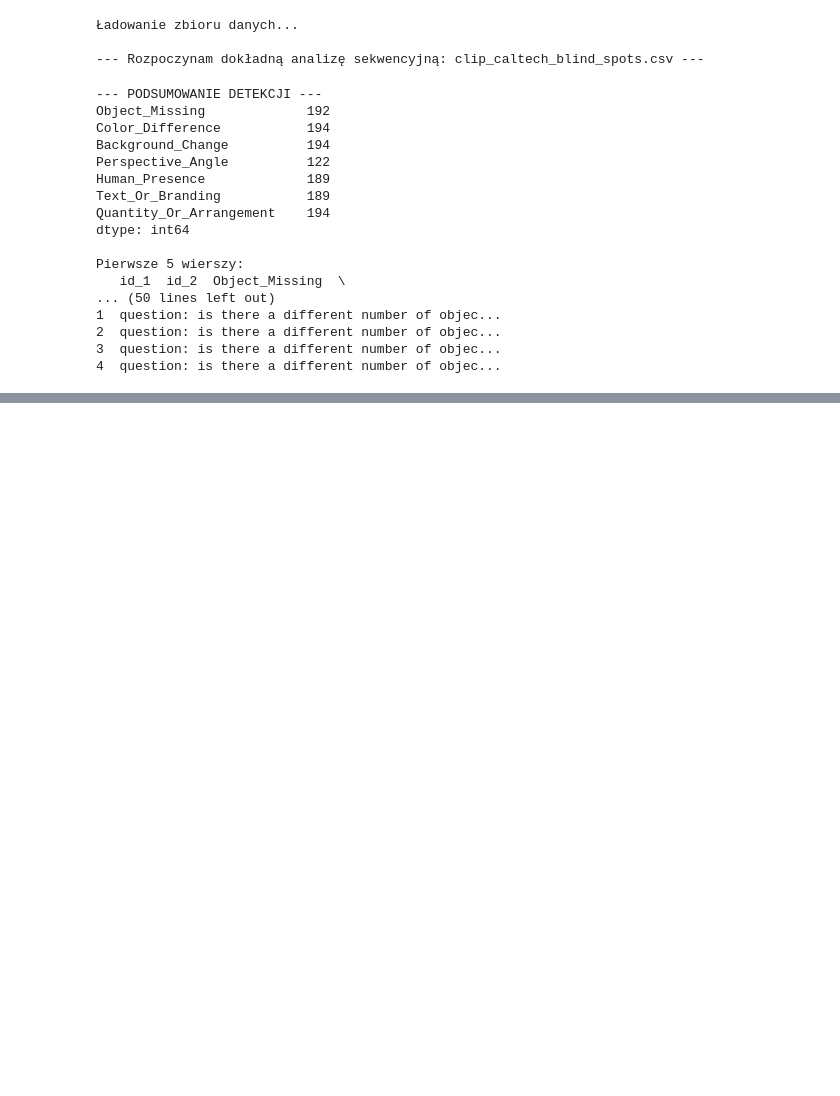
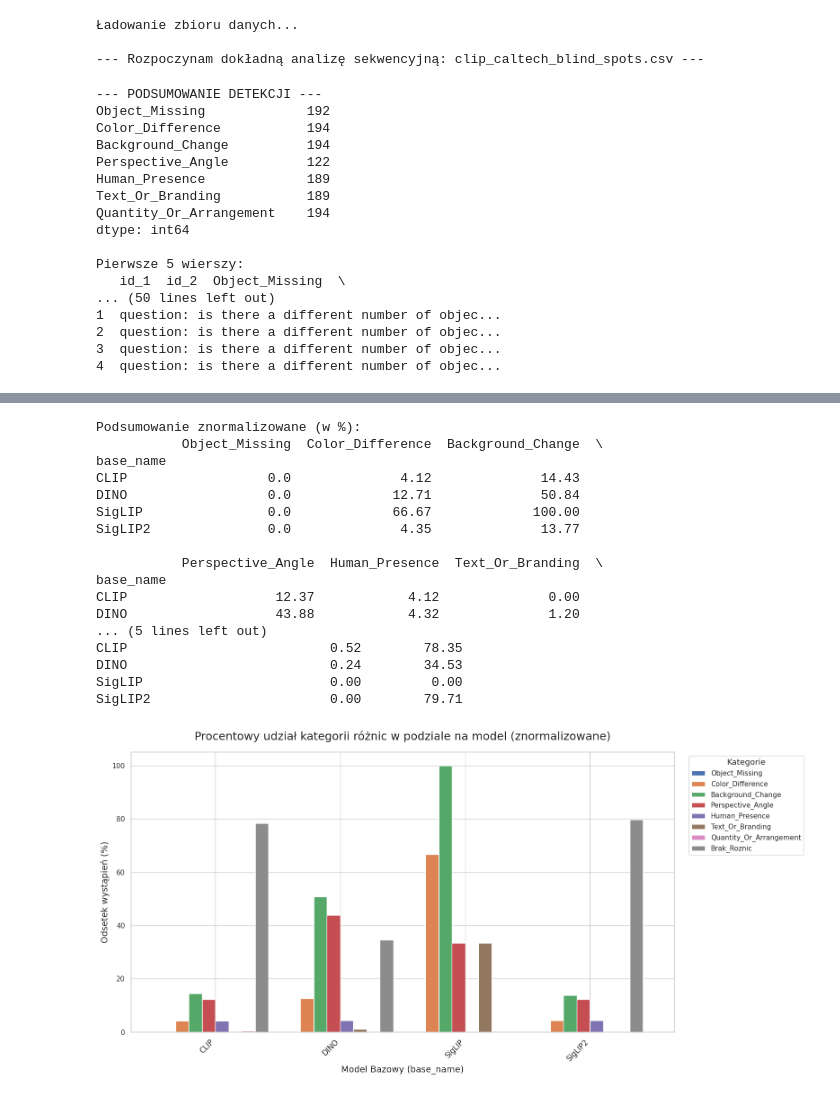
Before and after one commit to aprzezdziecka/vision_blindspots, a Jupyter notebook: vlm_differences.ipynb, the cells around one changed output, grey strips where cells are left out. Saved outputs shown, nothing was run; the diff lists cells and outputs as text; code cells hidden in the pictures; blank space fills up the shorter version.

```diff
--- a/vlm_differences.ipynb
+++ b/vlm_differences.ipynb
@@ -601,0 +1034,77 @@ Pierwsze 5 wierszy:
+# %%
+import pandas as pd
+import matplotlib.pyplot as plt
+import seaborn as sns
+
+# 1. Wczytanie danych
+plik_csv = 'caltech_diff_description.csv'
+df = pd.read_csv(plik_csv)
+
+# 2. Definicja kolumn z kategoriami
+kategorie = [
+    "Object_Missing", "Color_Difference", "Background_Change",
+    "Perspective_Angle", "Human_Presence", "Text_Or_Branding", "Quantity_Or_Arrangement"
+]
+
+# Upewniamy się, że kolumny są traktowane jako liczby (zabezpieczenie przed błędami)
+for kat in kategorie:
+    df[kat] = pd.to_numeric(df[kat], errors='coerce').fillna(0).astype(int)
+
+# 3. Wykrywanie "wszystkich zer" (Brak różnic)
+df['Brak_Roznic'] = (df[kategorie].sum(axis=1) == 0).astype(int)
+
+wszystkie_kategorie = kategorie + ['Brak_Roznic']
+
+# 4. Agregacja i Normalizacja
+# Najpierw liczymy absolutną sumę wystąpień dla każdego modelu
+grupowane_sumy = df.groupby('base_name')[wszystkie_kategorie].sum()
+
+# Następnie liczymy, ile łącznie par zdjęć (wierszy) przeanalizował dany model
+liczba_par_per_model = df.groupby('base_name').size()
+
+# Dzielimy sumy przez łączną liczbę par i mnożymy przez 100, aby uzyskać procenty (%)
+grupowane_znormalizowane = grupowane_sumy.div(liczba_par_per_model, axis=0) * 100
+
+print("Podsumowanie znormalizowane (w %):")
+print(grupowane_znormalizowane.round(2)) # Zaokrąglamy do 2 miejsc po przecinku dla czytelności
+
+# 5. Rysowanie wykresu
+sns.set_theme(style="whitegrid")
+
+# Rysujemy znormalizowane dane
+ax = grupowane_znormalizowane.plot(kind='bar', figsize=(16, 8), width=0.85, stacked=False)
+
+# Upiększanie wykresu
+plt.title('Procentowy udział kategorii różnic w podziale na model (znormalizowane)', fontsize=18, pad=20)
+plt.xlabel('Model Bazowy (base_name)', fontsize=14)
+# Zmiana etykiety osi Y na procenty
+plt.ylabel('Odsetek wystąpień (%)', fontsize=14)
+
+# Obrócenie podpisów na osi X
+plt.xticks(rotation=45, ha='right', fontsize=12)
+
+# Przeniesienie legendy
+plt.legend(title='Kategorie', bbox_to_anchor=(1.02, 1), loc='upper left', fontsize=11, title_fontsize=13)
+
+# Dostosowanie marginesów i wyświetlenie
+plt.tight_layout()
+plt.show()
+# %% [output]
+Podsumowanie znormalizowane (w %):
+           Object_Missing  Color_Difference  Background_Change  \
+base_name
+CLIP                  0.0              4.12              14.43
+DINO                  0.0             12.71              50.84
+SigLIP                0.0             66.67             100.00
+SigLIP2               0.0              4.35              13.77
+
+           Perspective_Angle  Human_Presence  Text_Or_Branding  \
+base_name
+CLIP                   12.37            4.12              0.00
+DINO                   43.88            4.32              1.20
+... (5 lines left out)
+CLIP                          0.52        78.35
+DINO                          0.24        34.53
+SigLIP                        0.00         0.00
+SigLIP2                       0.00        79.71
+[figure, added]
```
Also changed, not shown: parts of 6 cells of this notebook.
